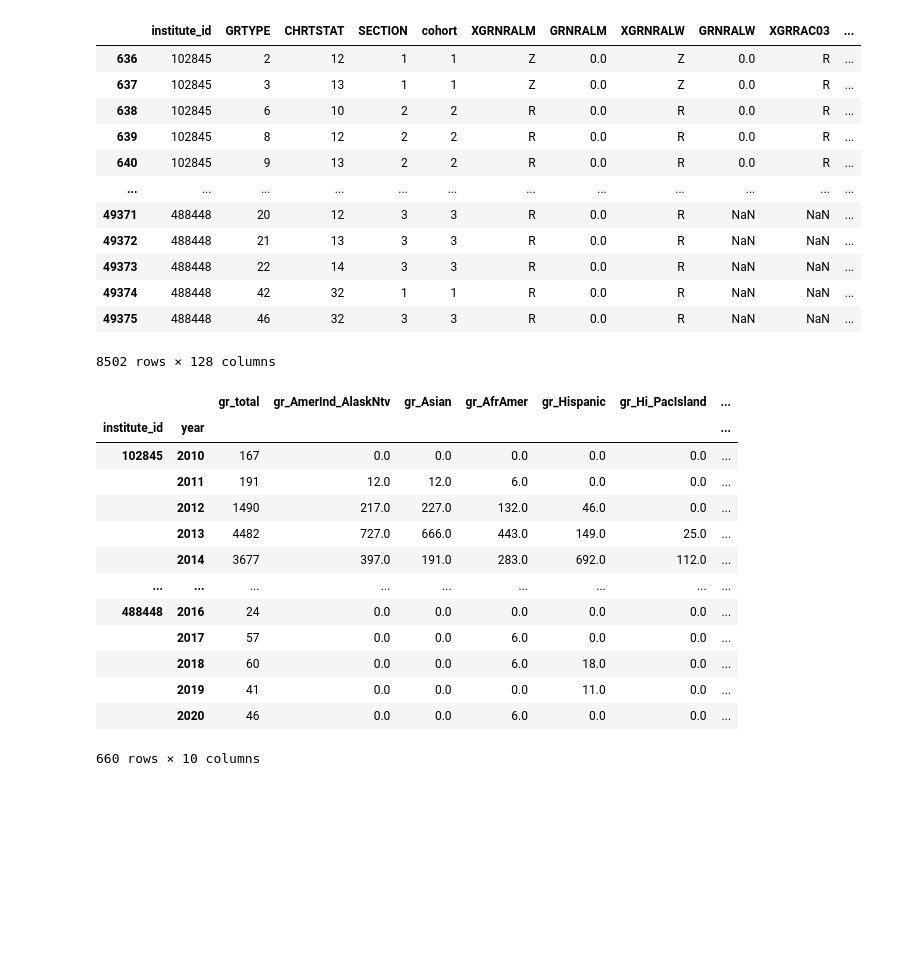
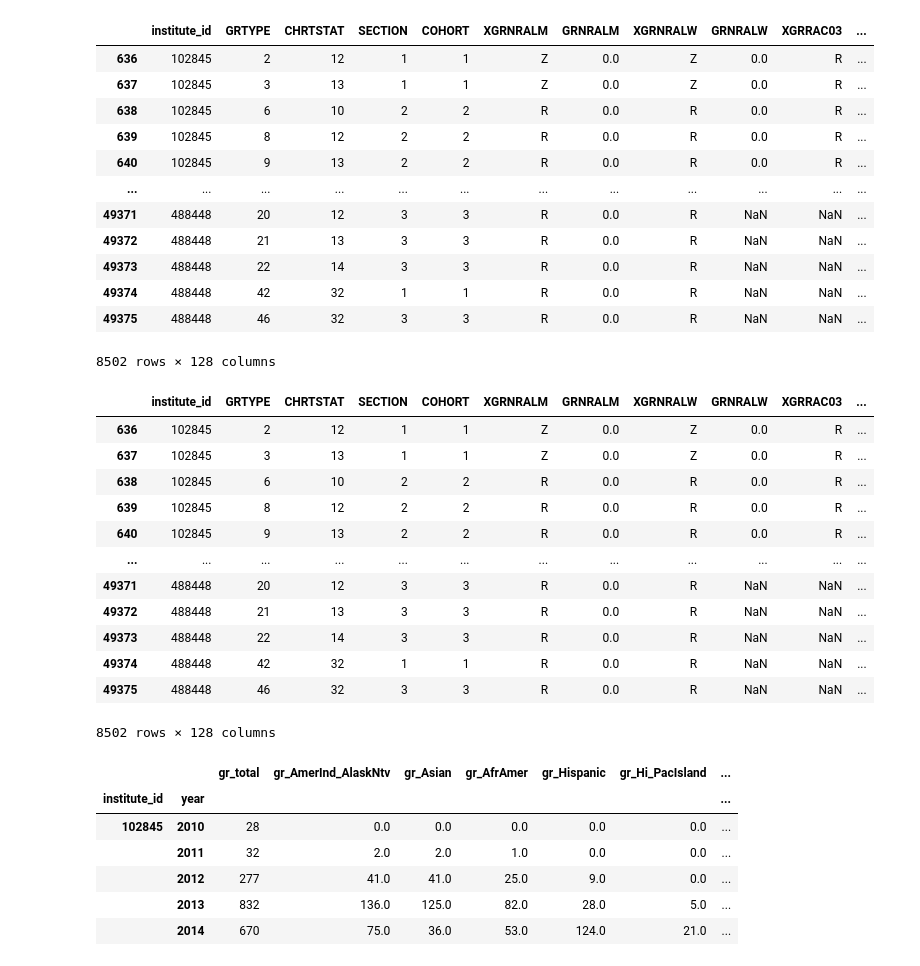
Before and after one commit to he-chang/data5100project, a Jupyter notebook: LoadEducationData.ipynb, the cells around one changed output. Drawn from its saved outputs; the diff is of its cells as text; code cells hidden in the pictures; blank space fills up the shorter version.

Commit message:
Updated University Data files

```diff
--- a/LoadEducationData.ipynb
+++ b/LoadEducationData.ipynb
@@ -45,7 +45,16 @@ for key in dataframes.keys():
 
         count += 1
 # %%
-#school_data = pd.read_csv("C:\\project\\2014\\adm2014.csv", encoding = 'ISO-8859-1')
-# Grab Washington Schools only
-wa_unv_df = unv_df[(unv_df['STABBR'] == 'WA') & (unv_df['ICLEVEL'] == 1) & (unv_df['HLOFFER'].isin([5,6,7,8,9]))][['UNITID', 'INSTNM', 'STABBR', 'ICLEVEL', 'year']]
-wa_unv_df
+# rename variables to something that we can understand better
+unv_df = unv_df.rename(columns={'UNITID': 'institute_id',
+                       'INSTNM': 'institute_name',
+                       'STABBR': 'state',
+                       'ICLEVEL': 'university_level',
+                       'HLOFFER': 'highest_level_offered',
+                       'CITY':   'city',
+                       'ZIP':    'zip'
+                       })
+
+
+# Grab Washington Schools only that are 4 year or more institutions and that give out bachelor's or higher level degrees
+wa_unv_df = unv_df[(unv_df['state'] == 'WA') & (unv_df['university_level'] == 1) & (unv_df['highest_level_offered'].isin([5,6,7,8,9]))][['institute_id', 'institute_name', 'state', 'university_level', 'highest_level_offered', 'city', 'zip', 'year']]
@@ -167,3 +84,3 @@ df_cohort
 # %%
-wa_grad_df = grad_df[grad_df['UNITID'].isin(wa_unv_df['UNITID'])]
-wa_grad_df
+wa_grad_df = grad_df[grad_df['UNITID'].isin(wa_unv_df['institute_id'])].copy()
+wa_cohort_df = grad_df[grad_df['UNITID'].isin(wa_unv_df['institute_id'])].copy()
@@ -184,7 +87,6 @@ wa_grad_df
 # %%
 # rename variables to something that we can understand better
 wa_grad_df = wa_grad_df.rename(columns={'UNITID': 'institute_id',
-                       'COHORT':  'cohort',
                        'GRTOTLT': 'gr_total',
                        'GRAIANT': 'gr_AmerInd_AlaskNtv',
                        'GRASIAT': 'gr_Asian',
@@ -198,7 +100,7 @@ wa_grad_df = wa_grad_df.rename(columns={'UNITID': 'institute_id',
                        })
 wa_grad_df
 # %% [output]
-|  | institute_id | GRTYPE | CHRTSTAT | SECTION | cohort | XGRNRALM | GRNRALM | XGRNRALW | GRNRALW | XGRRAC03 | ... |
+|  | institute_id | GRTYPE | CHRTSTAT | SECTION | COHORT | XGRNRALM | GRNRALM | XGRNRALW | GRNRALW | XGRRAC03 | ... |
 | 636 | 102845 | 2 | 12 | 1 | 1 | Z | 0.0 | Z | 0.0 | R | ... |
 | 637 | 102845 | 3 | 13 | 1 | 1 | Z | 0.0 | Z | 0.0 | R | ... |
 | 638 | 102845 | 6 | 10 | 2 | 2 | R | 0.0 | R | 0.0 | R | ... |
@@ -211,21 +113,43 @@ wa_grad_df
 | 49374 | 488448 | 42 | 32 | 1 | 1 | R | 0.0 | R | NaN | NaN | ... |
 | 49375 | 488448 | 46 | 32 | 3 | 3 | R | 0.0 | R | NaN | NaN | ... |
 8502 rows × 128 columns
+# %%
+# rename variables to something that we can understand better
+wa_cohort_df = wa_cohort_df.rename(columns={'UNITID': 'institute_id',
+                       'GRTOTLT': 'co_total',
+                       'GRAIANT': 'co_AmerInd_AlaskNtv',
+                       'GRASIAT': 'co_Asian',
+                       'GRBKAAT': 'co_AfrAmer',
+                       'GRHISPT': 'co_Hispanic',
+                       'GRNHPIT': 'co_Hi_PacIsland',
+                       'GRWHITT': 'co_White',
+                       'GR2MORT': 'co_2orMore',
+                       'GRUNKNT': 'co_unknown',
+                       'GRNRALT': 'co_nonresAlien'
+                       })
+wa_cohort_df
+# %% [output]
+|  | institute_id | GRTYPE | CHRTSTAT | SECTION | COHORT | XGRNRALM | GRNRALM | XGRNRALW | GRNRALW | XGRRAC03 | ... |
+| 636 | 102845 | 2 | 12 | 1 | 1 | Z | 0.0 | Z | 0.0 | R | ... |
+| 637 | 102845 | 3 | 13 | 1 | 1 | Z | 0.0 | Z | 0.0 | R | ... |
+| 638 | 102845 | 6 | 10 | 2 | 2 | R | 0.0 | R | 0.0 | R | ... |
+| 639 | 102845 | 8 | 12 | 2 | 2 | R | 0.0 | R | 0.0 | R | ... |
+| 640 | 102845 | 9 | 13 | 2 | 2 | R | 0.0 | R | 0.0 | R | ... |
+| ... | ... | ... | ... | ... | ... | ... | ... | ... | ... | ... | ... |
+| 49371 | 488448 | 20 | 12 | 3 | 3 | R | 0.0 | R | NaN | NaN | ... |
+| 49372 | 488448 | 21 | 13 | 3 | 3 | R | 0.0 | R | NaN | NaN | ... |
+| 49373 | 488448 | 22 | 14 | 3 | 3 | R | 0.0 | R | NaN | NaN | ... |
+| 49374 | 488448 | 42 | 32 | 1 | 1 | R | 0.0 | R | NaN | NaN | ... |
+| 49375 | 488448 | 46 | 32 | 3 | 3 | R | 0.0 | R | NaN | NaN | ... |
+8502 rows × 128 columns
 # %%
-df_graduation = wa_grad_df[['institute_id', 'gr_total', 'gr_AmerInd_AlaskNtv', 'gr_Asian', 'gr_AfrAmer', 'gr_Hispanic', 'gr_Hi_PacIsland', 'gr_White', 'gr_2orMore', 'gr_unknown', 'gr_nonresAlien', 'year']].groupby(['institute_id', 'year']).sum()
-df_graduation
+df_grad = wa_grad_df[(wa_grad_df['GRTYPE'] == 2) & (wa_grad_df['SECTION'] == 1)][['institute_id', 'gr_total', 'gr_AmerInd_AlaskNtv', 'gr_Asian', 'gr_AfrAmer', 'gr_Hispanic', 'gr_Hi_PacIsland', 'gr_White', 'gr_2orMore', 'gr_unknown', 'gr_nonresAlien', 'year']].groupby(['institute_id', 'year']).sum()
+df_grad.head()
 # %% [output]
 |  |  | gr_total | gr_AmerInd_AlaskNtv | gr_Asian | gr_AfrAmer | gr_Hispanic | gr_Hi_PacIsland | ... |
 | institute_id | year |  |  |  |  |  |  | ... |
-| 102845 | 2010 | 167 | 0.0 | 0.0 | 0.0 | 0.0 | 0.0 | ... |
-|  | 2011 | 191 | 12.0 | 12.0 | 6.0 | 0.0 | 0.0 | ... |
-|  | 2012 | 1490 | 217.0 | 227.0 | 132.0 | 46.0 | 0.0 | ... |
-|  | 2013 | 4482 | 727.0 | 666.0 | 443.0 | 149.0 | 25.0 | ... |
-|  | 2014 | 3677 | 397.0 | 191.0 | 283.0 | 692.0 | 112.0 | ... |
-| ... | ... | ... | ... | ... | ... | ... | ... | ... |
-| 488448 | 2016 | 24 | 0.0 | 0.0 | 0.0 | 0.0 | 0.0 | ... |
-|  | 2017 | 57 | 0.0 | 0.0 | 6.0 | 0.0 | 0.0 | ... |
-|  | 2018 | 60 | 0.0 | 0.0 | 6.0 | 18.0 | 0.0 | ... |
-|  | 2019 | 41 | 0.0 | 0.0 | 0.0 | 11.0 | 0.0 | ... |
-|  | 2020 | 46 | 0.0 | 0.0 | 6.0 | 0.0 | 0.0 | ... |
+| 102845 | 2010 | 28 | 0.0 | 0.0 | 0.0 | 0.0 | 0.0 | ... |
+|  | 2011 | 32 | 2.0 | 2.0 | 1.0 | 0.0 | 0.0 | ... |
+|  | 2012 | 277 | 41.0 | 41.0 | 25.0 | 9.0 | 0.0 | ... |
+|  | 2013 | 832 | 136.0 | 125.0 | 82.0 | 28.0 | 5.0 | ... |
+|  | 2014 | 670 | 75.0 | 36.0 | 53.0 | 124.0 | 21.0 | ... |
-660 rows × 10 columns
```
Also changed, not shown: parts of 12 cells of this notebook, 4 other files.
